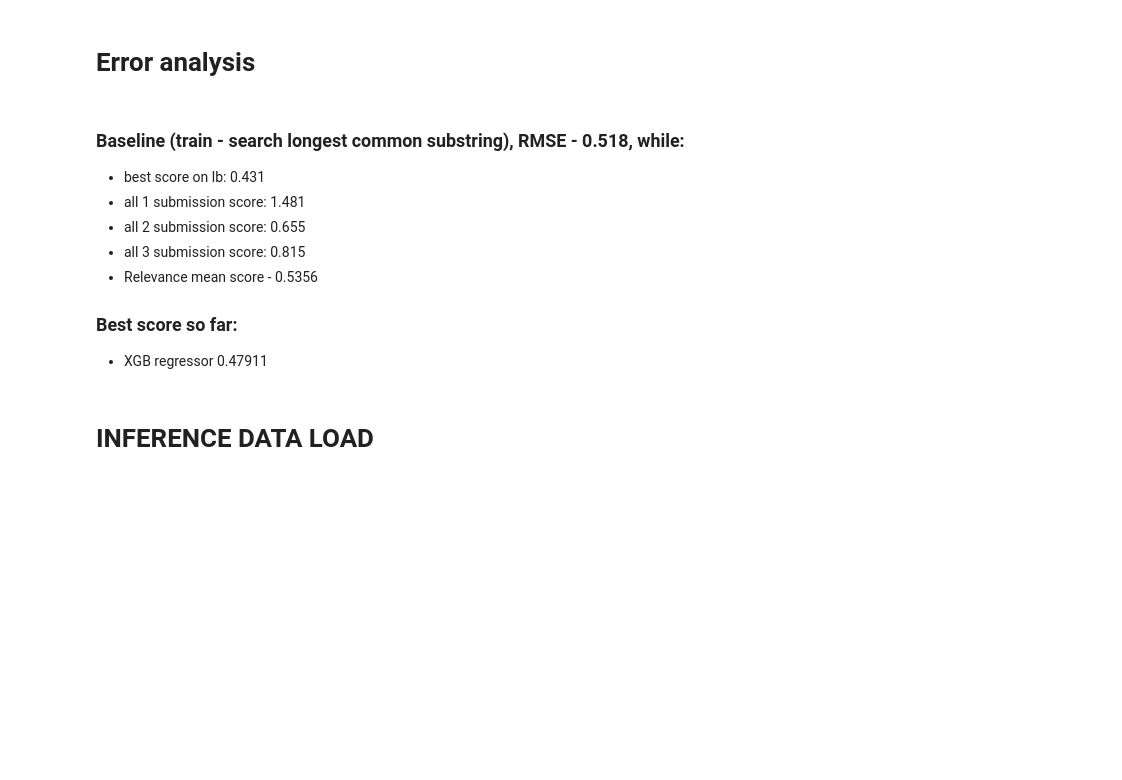
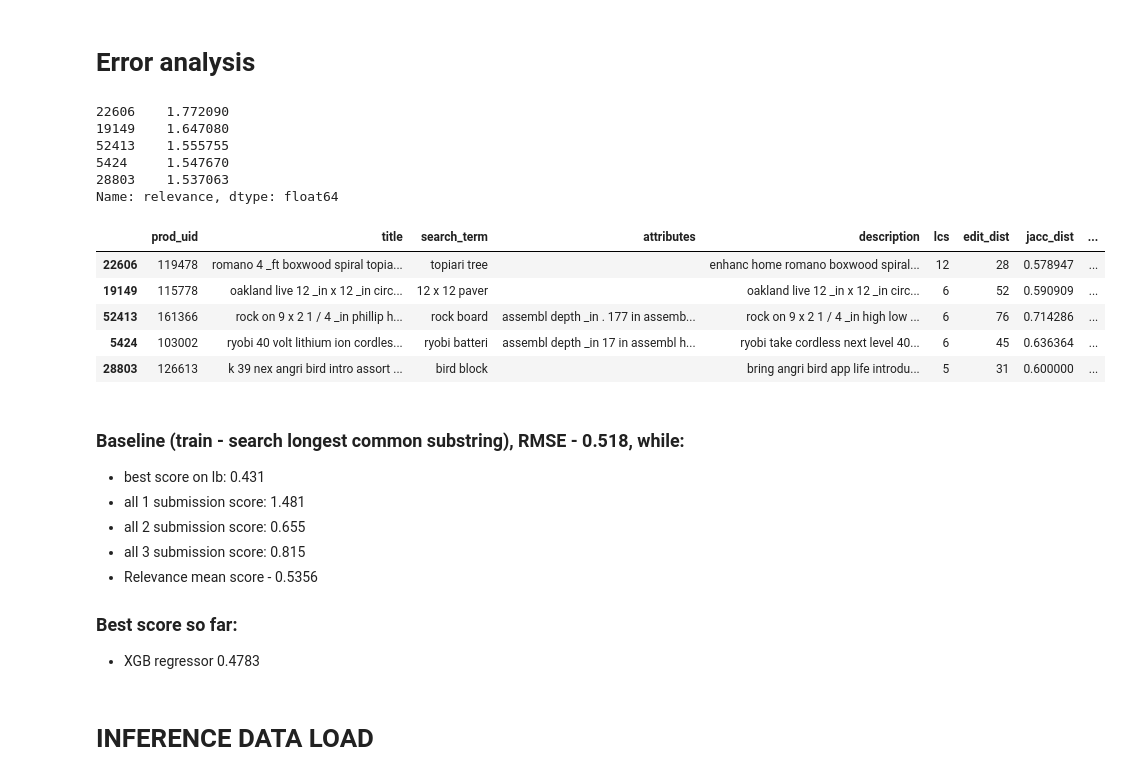
Before and after one commit to zeyger/home-depot, a Jupyter notebook: notebooks/home-depot.ipynb, the cells around one changed output. Drawn from its saved outputs; the diff is of its cells as text; code cells hidden in the pictures; blank space fills up the shorter version.

```diff
--- a/notebooks/home-depot.ipynb
+++ b/notebooks/home-depot.ipynb
@@ -1279,28 +1280,37 @@ for feature in dataset.columns:
 # %% [markdown]
 # Error analysis
 # %%
-pd.set_option('display.max_rows', 500)
-pd.set_option('display.max_columns', 500)
-pd.set_option('display.width', 1000)
-
 diffs = y_test-y_preds
 worst_mistakes = np.abs(diffs).sort_values(ascending = False)
 display(worst_mistakes.head(5))
 df = []
 pred_rel = []
 gram_overlap = []
 
 for index in worst_mistakes.head(5).index.values:
     row = joined_train.loc[index]
     pred_rel.append(dataset['relevance'].loc[index] - diffs.loc[index])
     #gram_overlap.append(dataset[0].loc[index].astype(int))
     df.append(row)
 
 df = pd.DataFrame(df)
 
 df['predicted'] = pred_rel
 #df['gram_overlap'] = gram_overlap
 display(df)
+# %% [output]
+22606    1.772090
+19149    1.647080
+52413    1.555755
+5424     1.547670
+28803    1.537063
+Name: relevance, dtype: float64
+|  | prod_uid | title | search_term | attributes | description | lcs | edit_dist | jacc_dist | ... |
+| 22606 | 119478 | romano 4 _ft boxwood spiral topia... | topiari tree |  | enhanc home romano boxwood spiral... | 12 | 28 | 0.578947 | ... |
+| 19149 | 115778 | oakland live 12 _in x 12 _in circ... | 12 x 12 paver |  | oakland live 12 _in x 12 _in circ... | 6 | 52 | 0.590909 | ... |
+| 52413 | 161366 | rock on 9 x 2 1 / 4 _in phillip h... | rock board | assembl depth _in . 177 in assemb... | rock on 9 x 2 1 / 4 _in high low ... | 6 | 76 | 0.714286 | ... |
+| 5424 | 103002 | ryobi 40 volt lithium ion cordles... | ryobi batteri | assembl depth _in 17 in assembl h... | ryobi take cordless next level 40... | 6 | 45 | 0.636364 | ... |
+| 28803 | 126613 | k 39 nex angri bird intro assort ... | bird block |  | bring angri bird app life introdu... | 5 | 31 | 0.600000 | ... |
 # %% [markdown]
 ### Baseline (train - search longest common substring), RMSE - 0.518, while:
 * best score on lb: 0.431
@@ -1309,7 +1319,7 @@ display(df)
 * all 3 submission score: 0.815
 * Relevance mean score - 0.5356
 ### Best score so far:
-* XGB regressor  0.47911
+* XGB regressor  0.4783
 # %% [markdown]
 # INFERENCE DATA LOAD
 # %%
```
Also changed, not shown: parts of 18 cells of this notebook.
